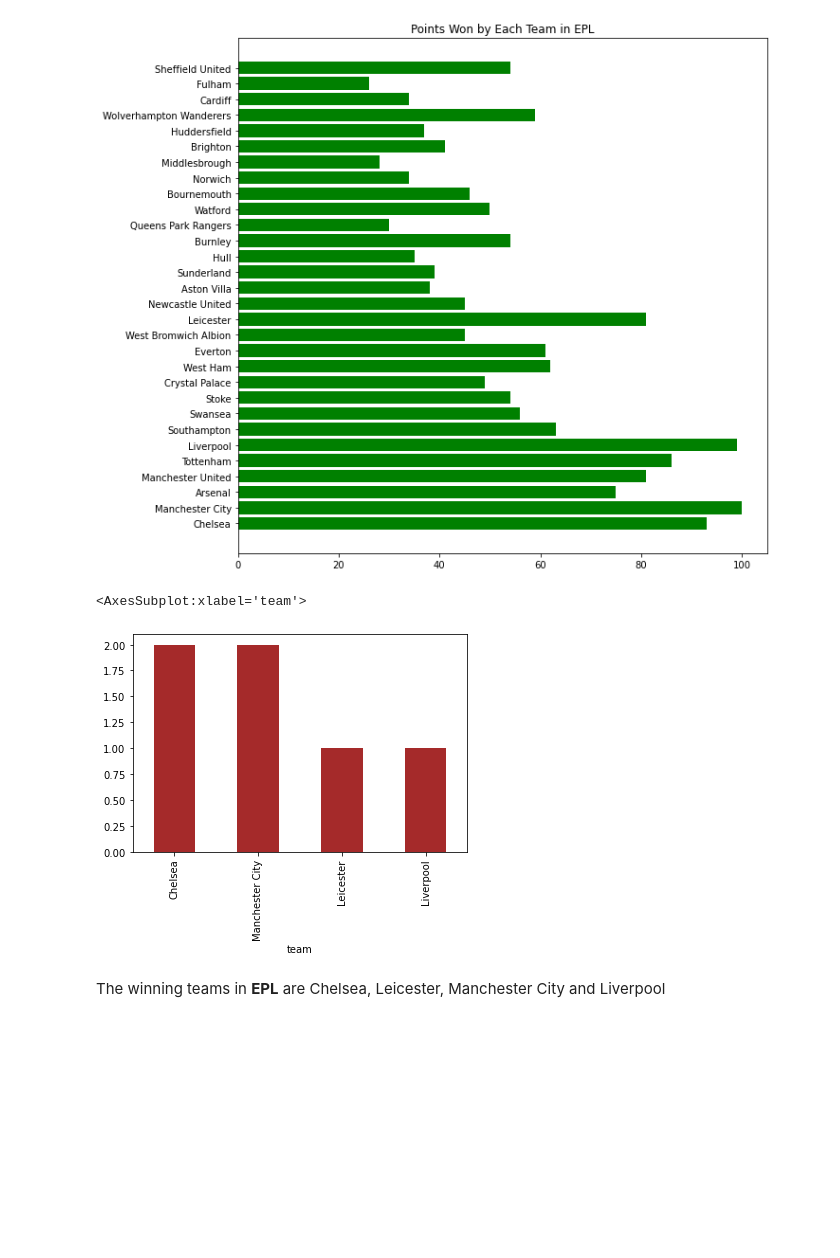
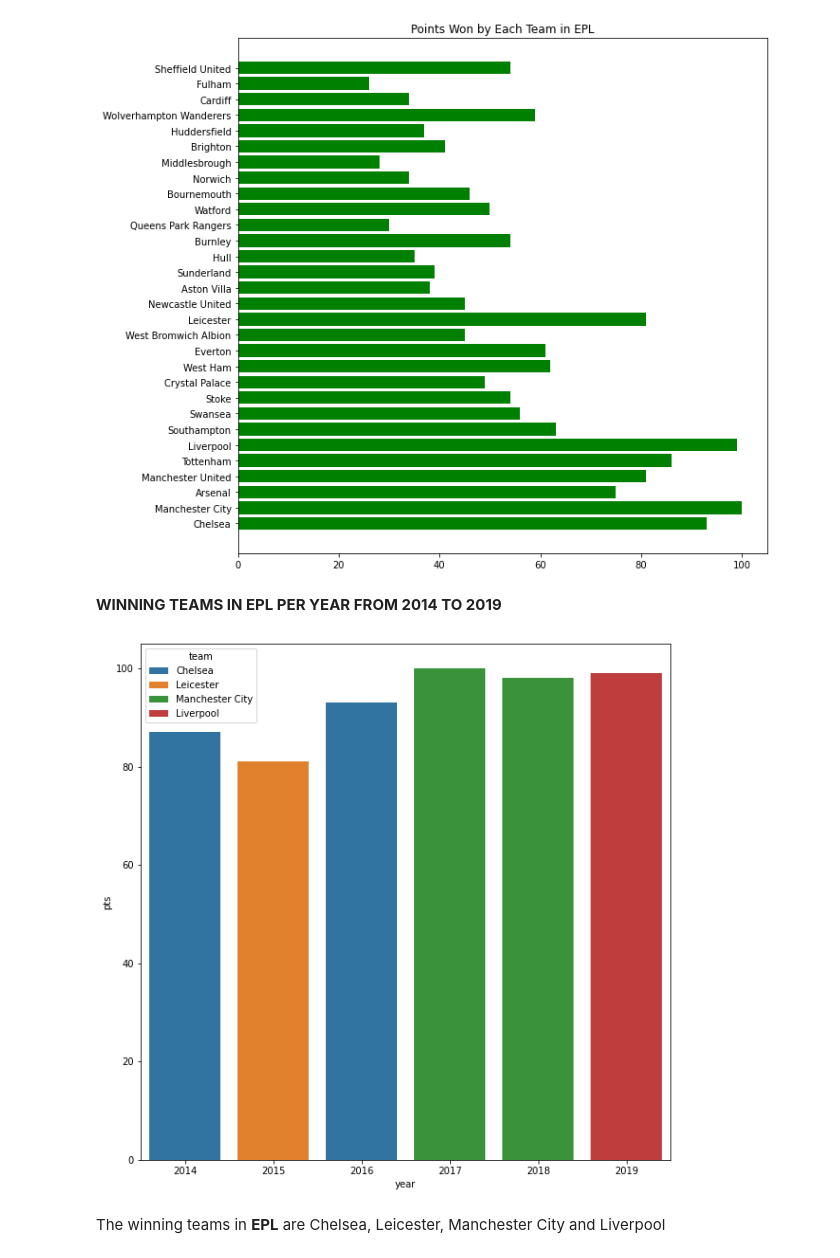
Before and after one commit to nafsahmad/Expected-Goals-and-Other-Metrics, a Jupyter notebook: Exploratory_Data_Analysis.ipynb, the cells around one changed output. Cells and saved outputs as stored; diff of their text form; code cells hidden in the pictures; blank space fills up the shorter version.

```diff
--- a/Exploratory_Data_Analysis.ipynb
+++ b/Exploratory_Data_Analysis.ipynb
@@ -12,4 +33,4 @@ pd.set_option('display.max_columns', None)
 # %%
-df=pd.read_csv("C:/Users/USER/Downloads/understat.com.csv")
+df=pd.read_csv("/content/understat.com.csv")
 # %%
 df.rename(columns = {"Unnamed: 0": "league", "Unnamed: 1":"year", "ppda_coef": "passes_allowed"}, inplace = True)
@@ -173,10 +181,12 @@ plt.barh(EPL_df['team'], EPL_df['pts'], color='green')
 plt.title('Points Won by Each Team in EPL');
 # %% [output]
 [figure]
+# %% [markdown]
+**WINNING TEAMS IN EPL PER YEAR FROM 2014 TO 2019**
 # %%
-EPL_df[EPL_df['position'] == 1].groupby('team').pts.count().sort_values(ascending=False).plot.bar(color='#A52A2A')
+fig, ax=plt.subplots(figsize=(10,10))
+plot=sns.barplot(x='year', y='pts', hue='team', data=EPL_df[EPL_df['position'] == 1], dodge=False)
 # %% [output]
-<AxesSubplot:xlabel='team'>
-[figure, old version]
+[figure, new version]
 # %% [markdown]
 The winning teams in __EPL__ are Chelsea, Leicester, Manchester City and Liverpool
```
Also changed, not shown: parts of 37 cells of this notebook.
